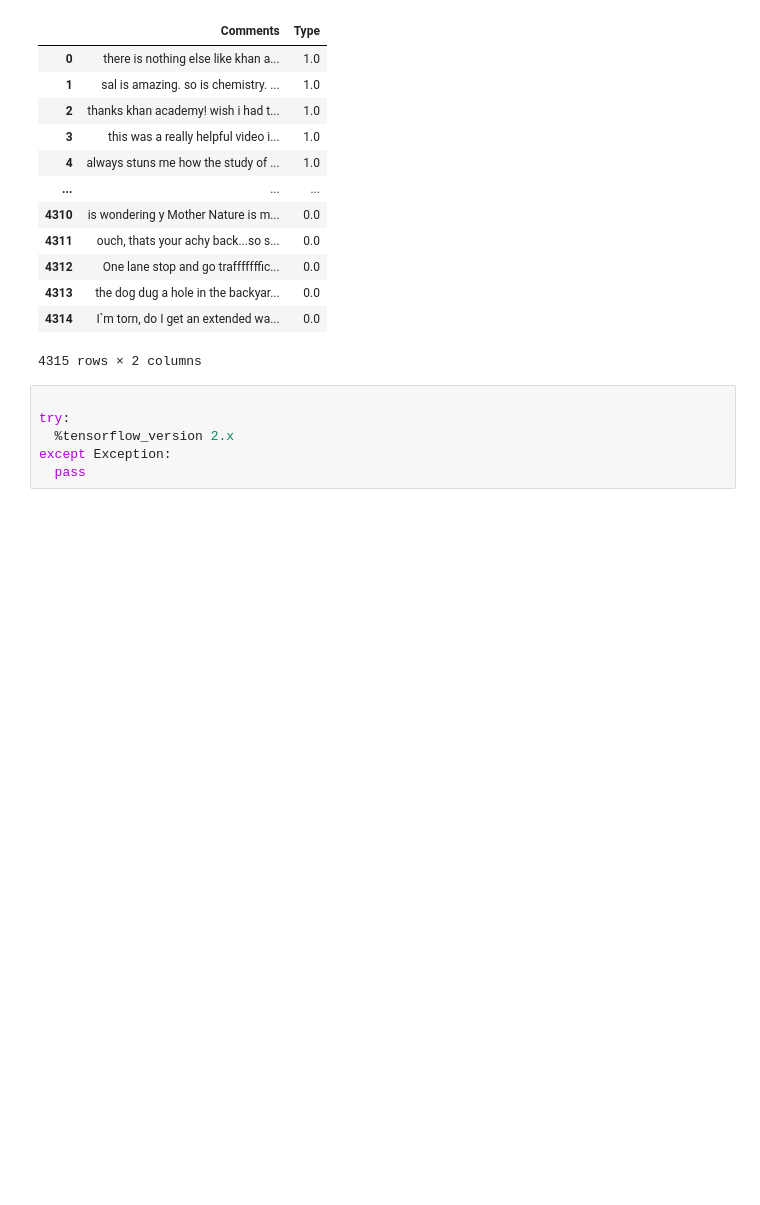
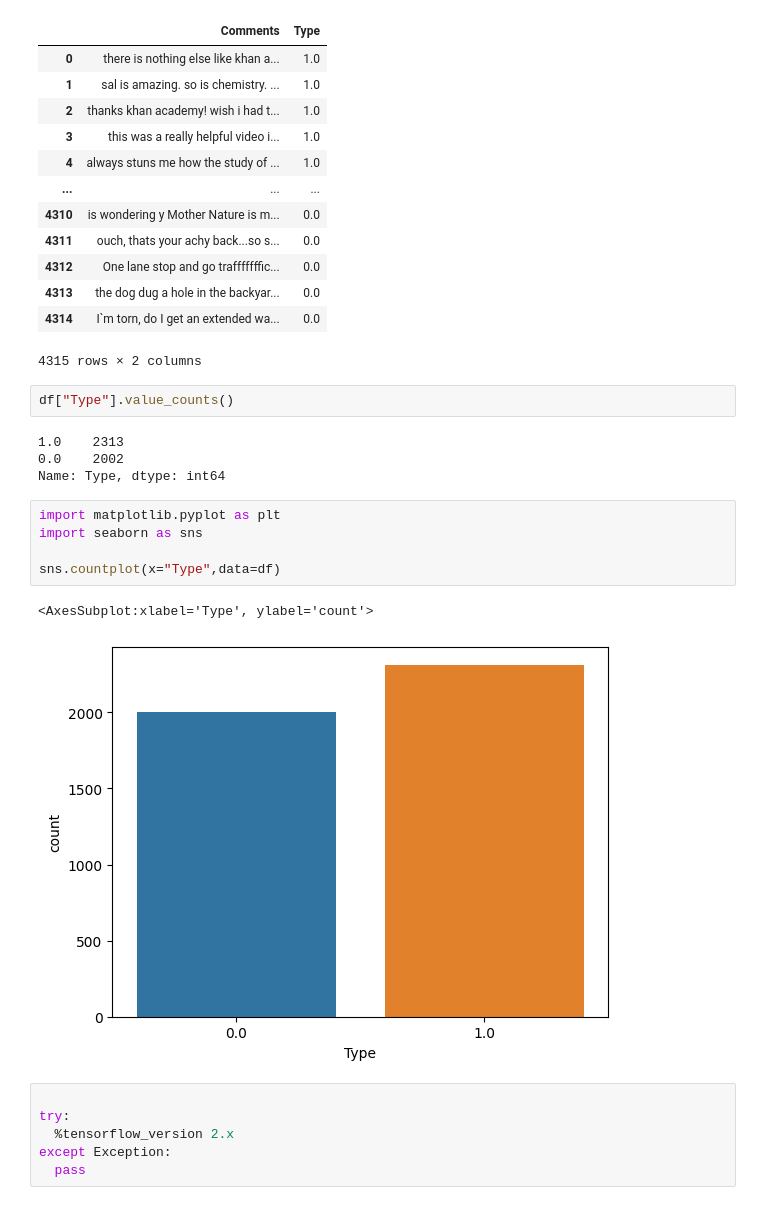
Before and after one commit to RafsanJany-44/Snake_ARC, a Jupyter notebook: NLP_1/Neg_Pos_Sentiment_Analysis.ipynb, the cells around one changed output. Cells and saved outputs as stored; diff of their text form; blank space fills up the shorter version.

```diff
--- a/NLP_1/Neg_Pos_Sentiment_Analysis.ipynb
+++ b/NLP_1/Neg_Pos_Sentiment_Analysis.ipynb
@@ -76,6 +76,20 @@ df
 | 4313 | the dog dug a hole in the backyar... | 0.0 |
 | 4314 | I`m torn, do I get an extended wa... | 0.0 |
 4315 rows × 2 columns
+# %%
+df["Type"].value_counts()
+# %% [output]
+1.0    2313
+0.0    2002
+Name: Type, dtype: int64
+# %%
+import matplotlib.pyplot as plt
+import seaborn as sns
+
+sns.countplot(x="Type",data=df)
+# %% [output]
+<AxesSubplot:xlabel='Type', ylabel='count'>
+[figure, added]
 # %%
 
 try:
```
Also changed, not shown: parts of 13 cells of this notebook, 1 other file.
